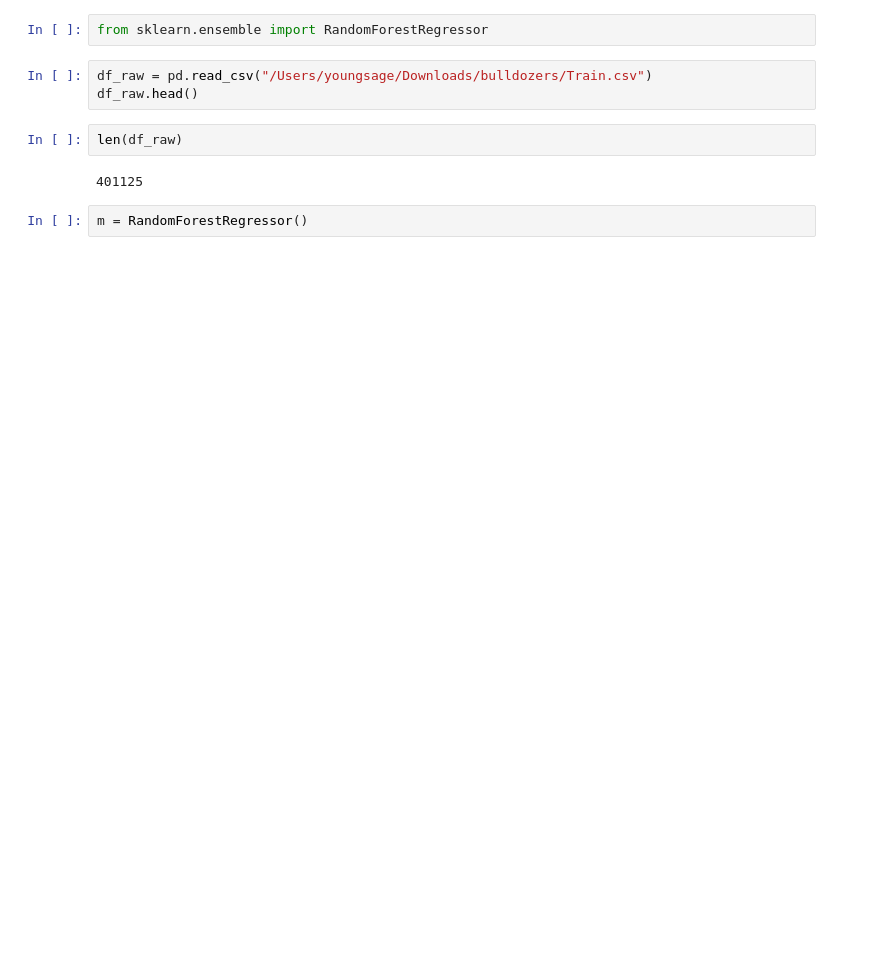
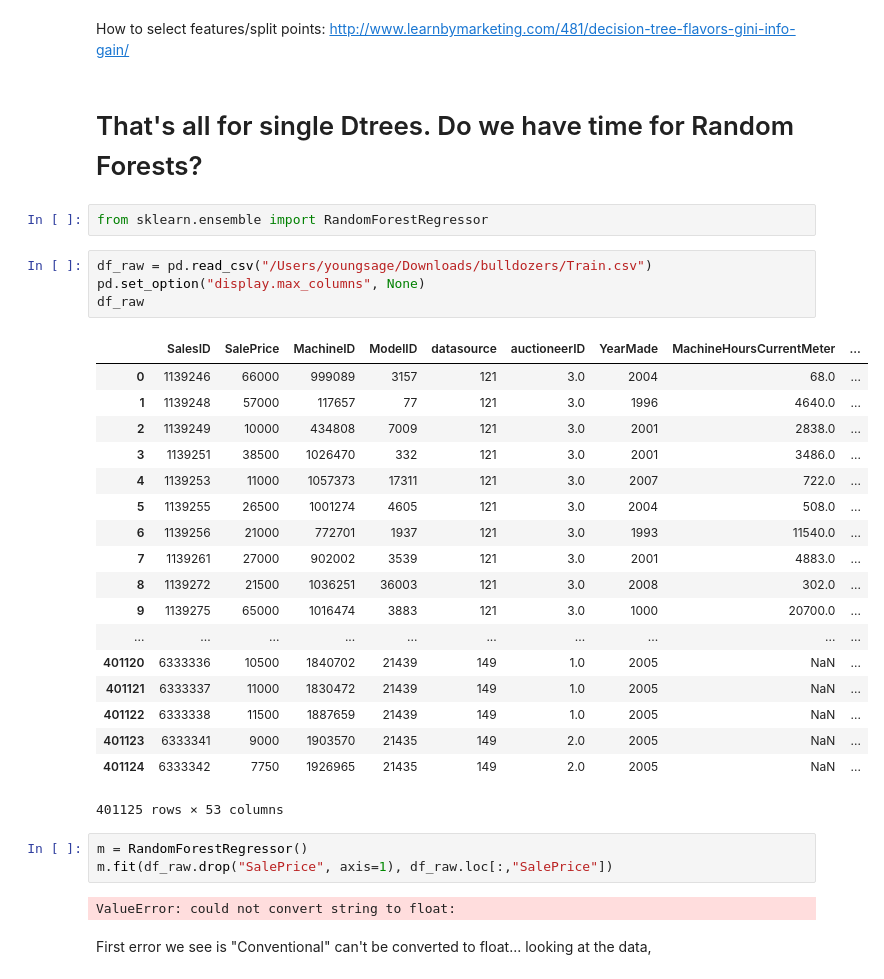
Before and after one commit to ucfai/core, a Jupyter notebook: fa18/2018-10-31-decision-trees/2018-10-31-decision-trees.ipynb, the cells around one changed output. Cells and saved outputs as stored; diff of their text form; blank space fills up the shorter version.

```diff
--- a/fa18/2018-10-31-decision-trees/2018-10-31-decision-trees.ipynb
+++ b/fa18/2018-10-31-decision-trees/2018-10-31-decision-trees.ipynb
@@ -129,11 +188,37 @@ http://www.learnbymarketing.com/481/decision-tree-flavors-gini-info-gain/
+# %% [markdown]
+How to select features/split points:
+http://www.learnbymarketing.com/481/decision-tree-flavors-gini-info-gain/
+# %% [markdown]
+# That's all for single Dtrees. Do we have time for Random Forests?
 # %%
 from sklearn.ensemble import RandomForestRegressor
 # %%
 df_raw = pd.read_csv("/Users/youngsage/Downloads/bulldozers/Train.csv")
-df_raw.head()
+pd.set_option("display.max_columns", None)
+df_raw
+# %% [output]
+|  | SalesID | SalePrice | MachineID | ModelID | datasource | auctioneerID | YearMade | MachineHoursCurrentMeter | ... |
+| 0 | 1139246 | 66000 | 999089 | 3157 | 121 | 3.0 | 2004 | 68.0 | ... |
+| 1 | 1139248 | 57000 | 117657 | 77 | 121 | 3.0 | 1996 | 4640.0 | ... |
+| 2 | 1139249 | 10000 | 434808 | 7009 | 121 | 3.0 | 2001 | 2838.0 | ... |
+| 3 | 1139251 | 38500 | 1026470 | 332 | 121 | 3.0 | 2001 | 3486.0 | ... |
+| 4 | 1139253 | 11000 | 1057373 | 17311 | 121 | 3.0 | 2007 | 722.0 | ... |
+| 5 | 1139255 | 26500 | 1001274 | 4605 | 121 | 3.0 | 2004 | 508.0 | ... |
+| 6 | 1139256 | 21000 | 772701 | 1937 | 121 | 3.0 | 1993 | 11540.0 | ... |
+| 7 | 1139261 | 27000 | 902002 | 3539 | 121 | 3.0 | 2001 | 4883.0 | ... |
+| 8 | 1139272 | 21500 | 1036251 | 36003 | 121 | 3.0 | 2008 | 302.0 | ... |
+| 9 | 1139275 | 65000 | 1016474 | 3883 | 121 | 3.0 | 1000 | 20700.0 | ... |
+| ... | ... | ... | ... | ... | ... | ... | ... | ... | ... |
+| 401120 | 6333336 | 10500 | 1840702 | 21439 | 149 | 1.0 | 2005 | NaN | ... |
+| 401121 | 6333337 | 11000 | 1830472 | 21439 | 149 | 1.0 | 2005 | NaN | ... |
+| 401122 | 6333338 | 11500 | 1887659 | 21439 | 149 | 1.0 | 2005 | NaN | ... |
+| 401123 | 6333341 | 9000 | 1903570 | 21435 | 149 | 2.0 | 2005 | NaN | ... |
+| 401124 | 6333342 | 7750 | 1926965 | 21435 | 149 | 2.0 | 2005 | NaN | ... |
+401125 rows × 53 columns
-# %%
-len(df_raw)
-# %% [output]
-401125
-# %%
-m = RandomForestRegressor()
+# %%
+m = RandomForestRegressor()
+m.fit(df_raw.drop("SalePrice", axis=1), df_raw.loc[:,"SalePrice"])
+# %% [output]
+ValueError: could not convert string to float:
+# %% [markdown]
+First error we see is "Conventional" can't be converted to float... looking at the data,
```
Also changed, not shown: parts of 21 cells of this notebook, 1 other file.
